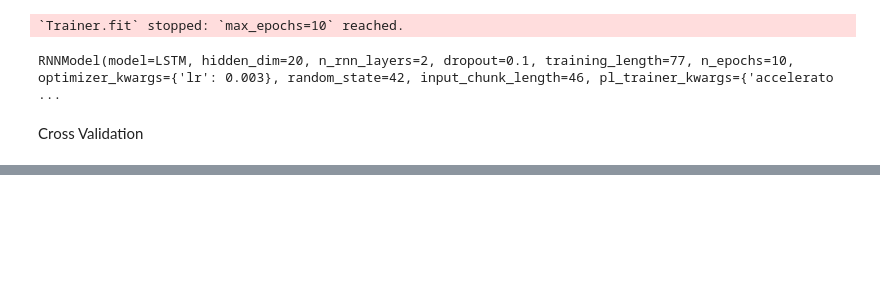
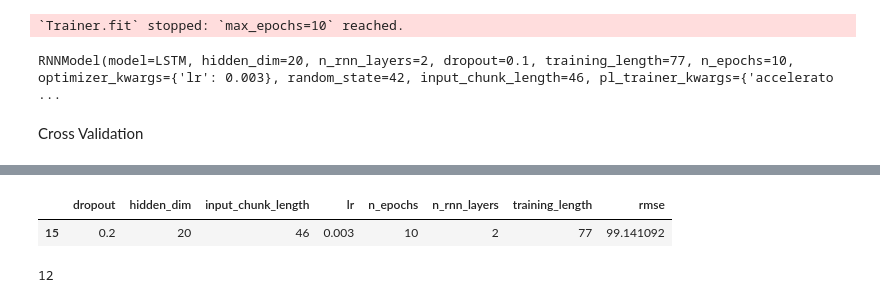
Before and after one commit to salgadosp/time_series, a Jupyter notebook: lstm/lstm.ipynb, the cells around one changed output, grey strips where cells are left out. Drawn from its saved outputs; the diff is of its cells as text; code cells hidden in the pictures; blank space fills up the shorter version.

```diff
--- a/lstm/lstm.ipynb
+++ b/lstm/lstm.ipynb
@@ -104,7 +104,8 @@ model = RNNModel(model = 'LSTM',
                  random_state=42,
                  training_length=training_length,
                  input_chunk_length=input_chunk_length,
-                 pl_trainer_kwargs= {'accelerator': 'cpu'})
+                 pl_trainer_kwargs= {'accelerator': 'gpu',
+                                     'devices': [0]})
 
 model.fit(y_transformed, future_covariates=covariates_transformed)
 # %% [output]
@@ -270,0 +271,11 @@ print(np.mean(rmse_cv))
+# %%
+param_grid = {'n_rnn_layers': [1, 2],
+              'hidden_dim': [10, 20],
+              'dropout': [0.1, 0.2],
+              'n_epochs': [5, 10],
+              'lr': [0.003],
+              'training_length': [77],
+              'input_chunk_length': [46]
+}
+
+grid = ParameterGrid(param_grid)
@@ -270,0 +436,23 @@ print(np.mean(rmse_cv))
+# %%
+tuning_results = pd.DataFrame(grid)
+tuning_results['rmse'] = rmse
+min_rmse = min(rmse)
+
+best_params = tuning_results.query('rmse == @min_rmse')
+best_params
+# %% [output]
+|  | dropout | hidden_dim | input_chunk_length | lr | n_epochs | n_rnn_layers | training_length | rmse |
+| 15 | 0.2 | 20 | 46 | 0.003 | 10 | 2 | 77 | 99.141092 |
+# %%
+param_grid = {'n_rnn_layers': [2],
+              'hidden_dim': [20],
+              'input_chunk_length': [46],
+              'dropout': [0.2],
+              'n_epochs': [15, 18, 20, 25],
+              'lr': [0.002, 0.0015, 0.001],
+              'training_length': [60]}
+
+grid = ParameterGrid(param_grid)
+len(grid)
+# %% [output]
+12
```
Also changed, not shown: parts of 16 cells of this notebook.
